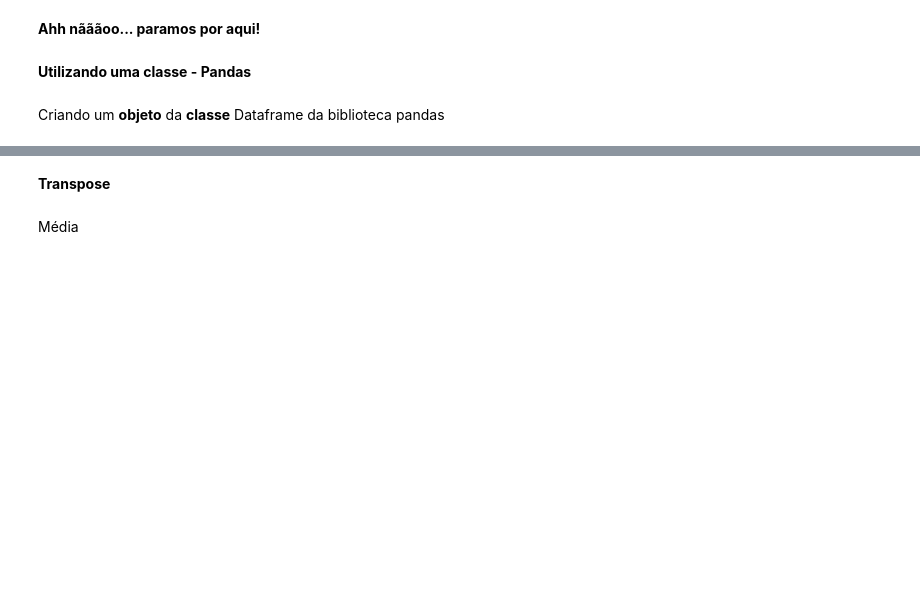
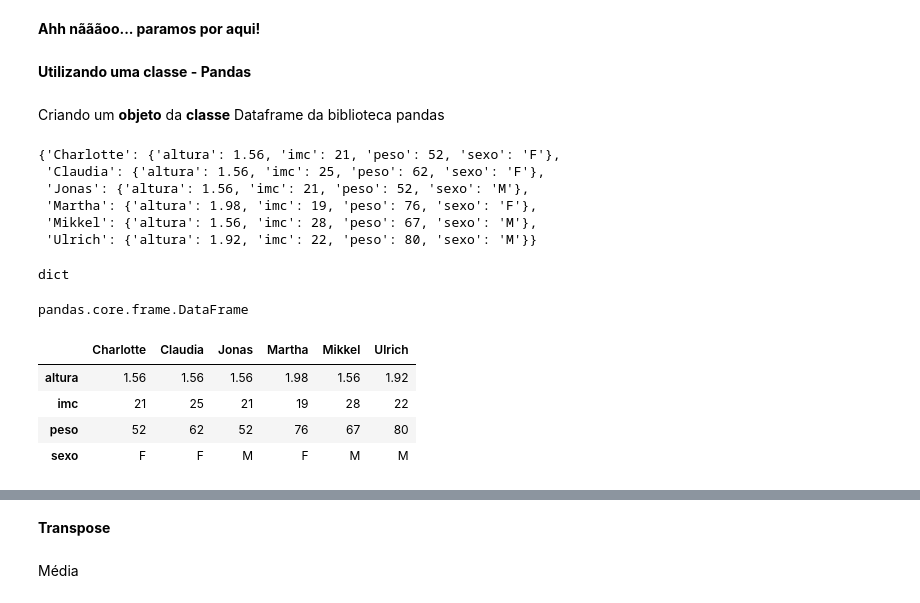
Before and after one commit to joaoleitesf/br-python-condensed, a Jupyter notebook: Cópia_de_2021_02_22_python_3.ipynb, the cells around one changed output, grey strips where cells are left out. Saved outputs shown, nothing was run; the diff lists cells and outputs as text; code cells hidden in the pictures; blank space fills up the shorter version.

```diff
--- a/Cópia_de_2021_02_22_python_3.ipynb
+++ b/Cópia_de_2021_02_22_python_3.ipynb
@@ -247,3 +247,16 @@ clientes = {'Charlotte': {'altura': 1.56, 'imc': 21, 'peso': 52, 'sexo': 'F'},
 **Utilizando uma classe - Pandas**
 # %% [markdown]
 Criando um **objeto** da **classe** Dataframe da biblioteca pandas
+# %%
+clientes
+# %% [output]
+{'Charlotte': {'altura': 1.56, 'imc': 21, 'peso': 52, 'sexo': 'F'},
+ 'Claudia': {'altura': 1.56, 'imc': 25, 'peso': 62, 'sexo': 'F'},
+ 'Jonas': {'altura': 1.56, 'imc': 21, 'peso': 52, 'sexo': 'M'},
+ 'Martha': {'altura': 1.98, 'imc': 19, 'peso': 76, 'sexo': 'F'},
+ 'Mikkel': {'altura': 1.56, 'imc': 28, 'peso': 67, 'sexo': 'M'},
+ 'Ulrich': {'altura': 1.92, 'imc': 22, 'peso': 80, 'sexo': 'M'}}
+# %%
+type(clientes)
+# %% [output]
+dict
@@ -249,0 +267,12 @@ Criando um **objeto** da **classe** Dataframe da biblioteca pandas
+# %%
+type(df)
+# %% [output]
+pandas.core.frame.DataFrame
+# %%
+df
+# %% [output]
+|  | Charlotte | Claudia | Jonas | Martha | Mikkel | Ulrich |
+| altura | 1.56 | 1.56 | 1.56 | 1.98 | 1.56 | 1.92 |
+| imc | 21 | 25 | 21 | 19 | 28 | 22 |
+| peso | 52 | 62 | 52 | 76 | 67 | 80 |
+| sexo | F | F | M | F | M | M |
```
Also changed, not shown: parts of 8 cells of this notebook.
